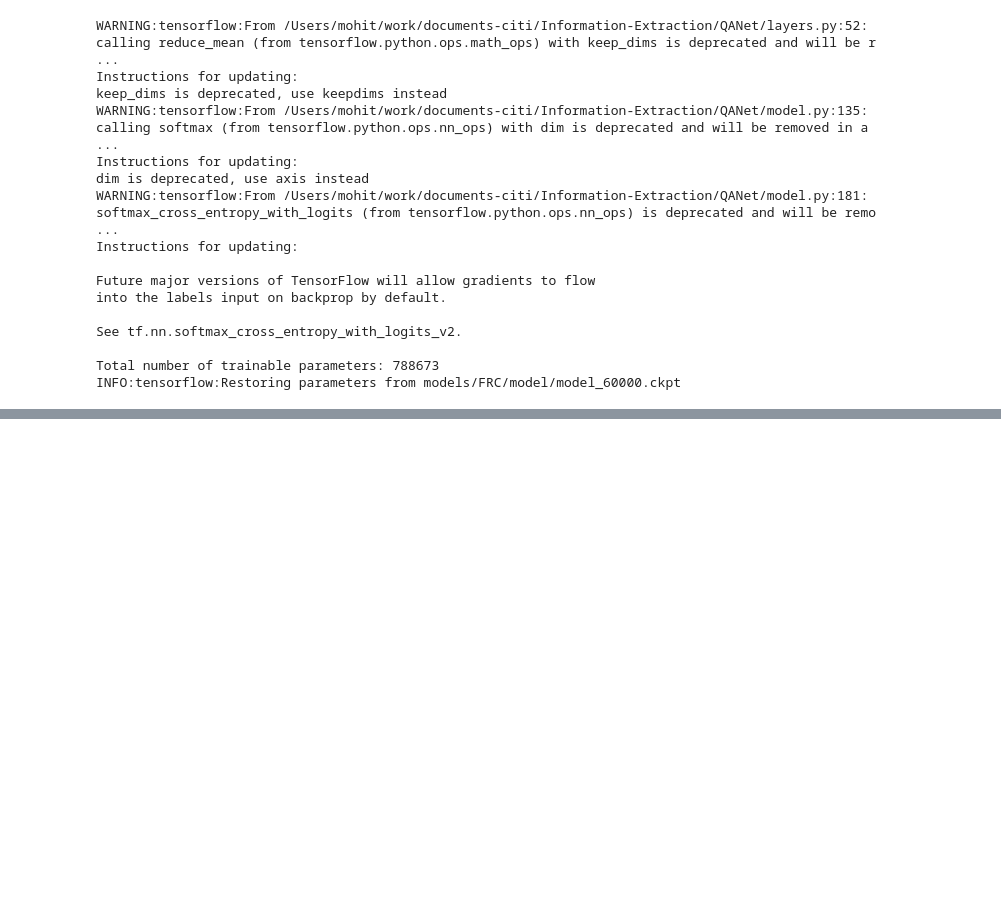
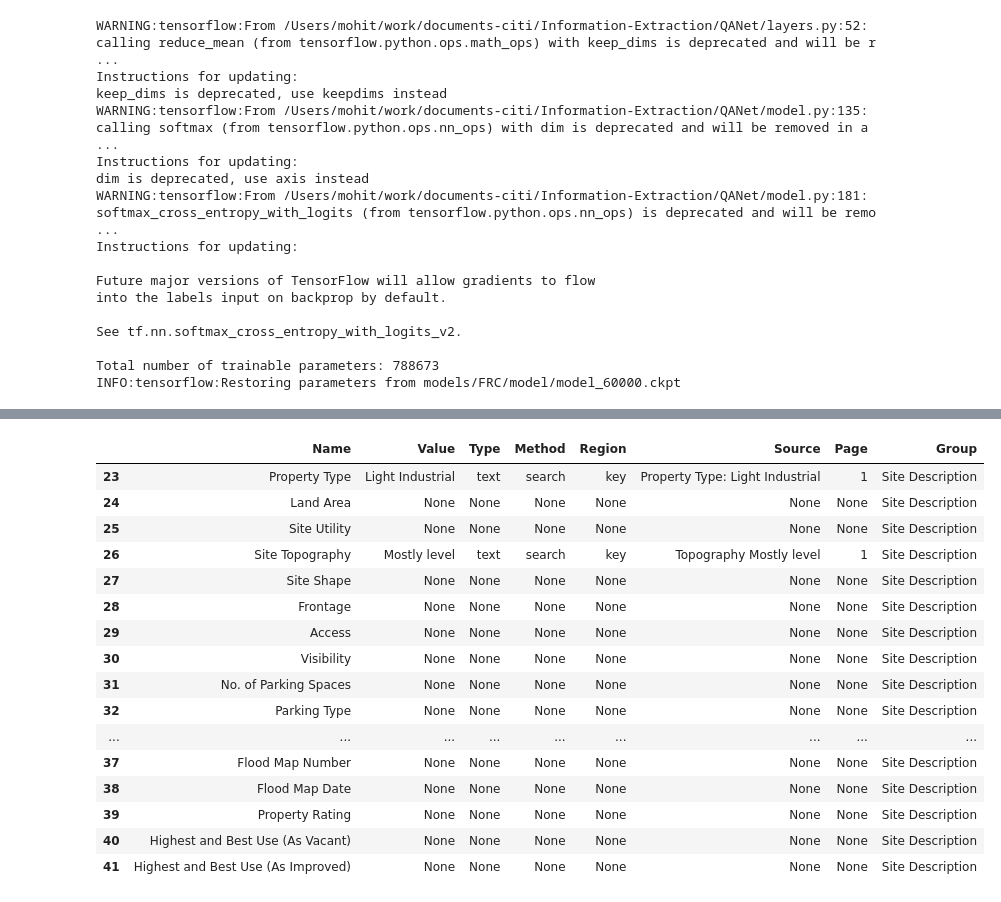
Before and after one commit to mohitsshah/documents-caf, a Jupyter notebook: Information-Extraction/Extraction Example.ipynb, the cells around one changed output, grey strips where cells are left out. Cells and saved outputs as stored; diff of their text form; code cells hidden in the pictures; blank space fills up the shorter version.

```diff
--- a/Information-Extraction/Extraction Example.ipynb
+++ b/Information-Extraction/Extraction Example.ipynb
@@ -62,0 +74,20 @@ display(df)
+# %%
+display(df.loc[df['Group'] == "Site Description"])
+# %% [output]
+|  | Name | Value | Type | Method | Region | Source | Page | Group |
+| 23 | Property Type | Light Industrial | text | search | key | Property Type: Light Industrial | 1 | Site Description |
+| 24 | Land Area | None | None | None | None | None | None | Site Description |
+| 25 | Site Utility | None | None | None | None | None | None | Site Description |
+| 26 | Site Topography | Mostly level | text | search | key | Topography Mostly level | 1 | Site Description |
+| 27 | Site Shape | None | None | None | None | None | None | Site Description |
+| 28 | Frontage | None | None | None | None | None | None | Site Description |
+| 29 | Access | None | None | None | None | None | None | Site Description |
+| 30 | Visibility | None | None | None | None | None | None | Site Description |
+| 31 | No. of Parking Spaces | None | None | None | None | None | None | Site Description |
+| 32 | Parking Type | None | None | None | None | None | None | Site Description |
+| ... | ... | ... | ... | ... | ... | ... | ... | ... |
+| 37 | Flood Map Number | None | None | None | None | None | None | Site Description |
+| 38 | Flood Map Date | None | None | None | None | None | None | Site Description |
+| 39 | Property Rating | None | None | None | None | None | None | Site Description |
+| 40 | Highest and Best Use (As Vacant) | None | None | None | None | None | None | Site Description |
+| 41 | Highest and Best Use (As Improved) | None | None | None | None | None | None | Site Description |
```
Also changed, not shown: parts of 6 cells of this notebook, 1 other file.
